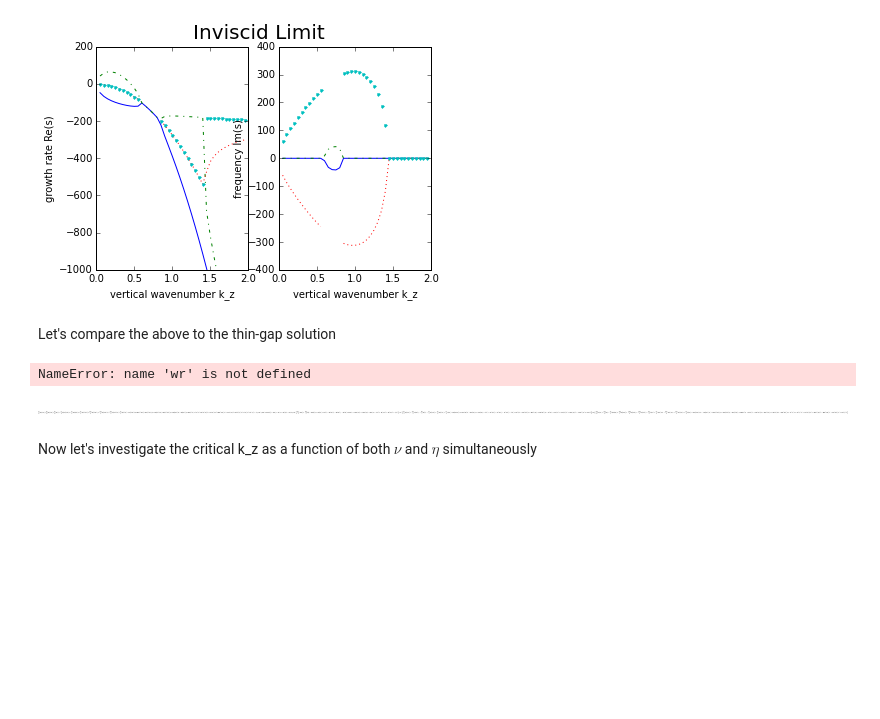
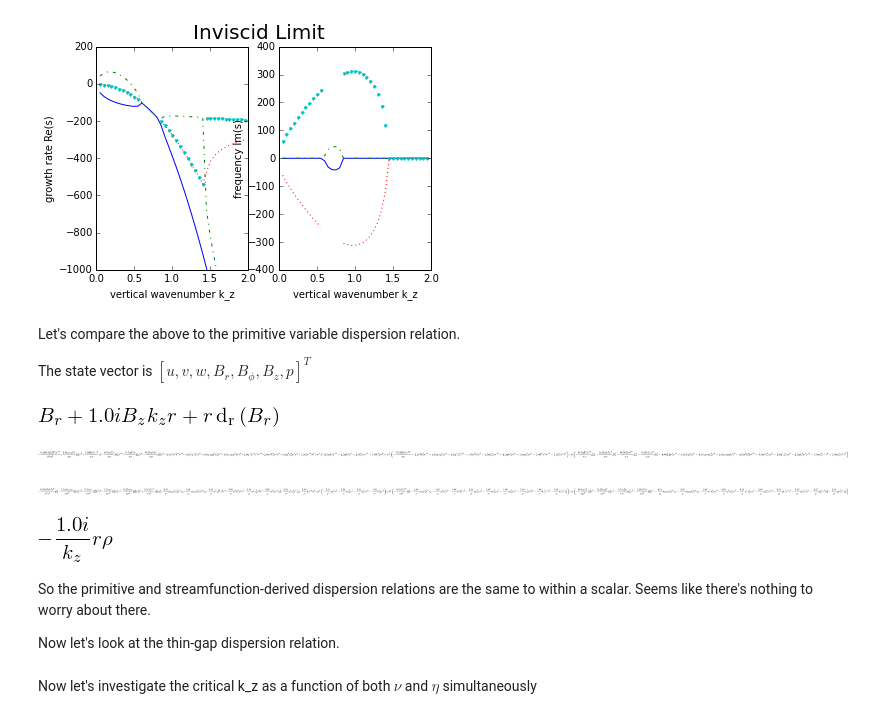
Before and after one commit to jsoishi/weakly_nonlinear_mri, a Jupyter notebook: python/widegap/Widegap dispersion relation.ipynb, the cells around one changed output. Cells and saved outputs as stored; diff of their text form; code cells hidden in the pictures; blank space fills up the shorter version.

Commit message:
checked dispersion relation with primitive variable matrix, same to within scalar

```diff
--- a/python/widegap/Widegap dispersion relation.ipynb
+++ b/python/widegap/Widegap dispersion relation.ipynb
@@ -354,21 +355,17 @@ plt.suptitle("Inviscid Limit", size=20)
 # %% [output]
 <matplotlib.text.Text at 0x...>
 [figure]
-# %% [markdown]
-Let's compare the above to the thin-gap solution
+# %% [markdown]
+Let's compare the above to the primitive variable dispersion relation.
+
+The state vector is $[u, v, w, B_r, B_\phi, B_z, p]^T$
 # %%
-r**2*sigma*(u) - nu*r**2*(-kz**2*u + kz*kr*w)  + r**2*dr(p)/rho - 2*ru0*v + r**2*B0*kz*Br/(4*pi*rho)
-
-r**2*sigma*(v) - nu*(r**2*dr(vr) + r*vr - r**2*kz**2*v - v) + ru0*u + u*rrdu0 + r**2*B0*kz*Bphi/(4*pi*rho)
-
-r*sigma*(w) - nu*(r*dr(wr) + wr - r*kz**2*w) + r*kz*p/rho - r*B0*kz*Bz/(4*pi*rho)
-
-r*dr(u) + u - r*kz*w
-
-sigma*(Br) - eta*(-kz**2*Br - k*dr(Bz)) - B0*kz*u
-
-r**2*sigma*(Bphi) - eta*(r**2*dr(Bphi_r) - r**2*k**2*Bphi + r*Bphi_r - Bphi) - Br*rrdu0 + ru0*Br - r**2*B0*kz*v
-
-r*dr(Br) + Br + r*kz*Bz
+r**2*sigma*u - nu*r**2*(-kz**2*u + 1j*kz*1j*kr*w)  + r**2*1j*kr*p/rho - 2*r*u0*v - r**2*B0*1j*kz*Br/(4*pi*rho)
+r**2*sigma*v - nu*(-r**2*kr**2*v + r*1j*kr*v - r**2*kz**2*v - v) + r*u0*u + u*r*r*du0 - r**2*B0*1j*kz*Bphi/(4*pi*rho)
+r*sigma*w - nu*(-r*kr**2*w + 1j*kr*w - r*kz**2*w) + 1j*r*kz*p/rho - r*B0*1j*kz*Bz/(4*pi*rho)
+r*1j*kr*u + u + r*1j*kz*w
+sigma*(Br) - eta*(-kz**2*Br - 1j*kz*1j*kr*(Bz)) - B0*1j*kz*u
+r**2*sigma*(Bphi) - eta*(-r**2*kr**2*Bphi - r**2*kz**2*Bphi + r*1j*kr*Bphi - Bphi) - Br*r*r*du0 + r*u0*Br - r**2*B0*1j*kz*v
+r*1j*kr*Br + Br + r*1j*kz*Bz
 # %% [output]
-NameError: name 'wr' is not defined
+[figure, added]
@@ -385,4 +372,29 @@ disp_thin = L_thin.det()
+# %%
+L_primitive = Matrix([[r**2*sigma - nu*r**2*(-kz**2), - 2*r*u0, - nu*r**2*(1j*kz*1j*kr), -r**2*B0*1j*kz/(4*pi*rho), 0, 0, r**2*1j*kr/rho],
+            [r*u0 + r*r*du0, r**2*sigma - nu*(-r**2*kr**2 + r*1j*kr - r**2*kz**2 - 1), 0, 0, -r**2*B0*1j*kz/(4*pi*rho), 0, 0],
+            [0, 0, r*sigma - nu*(-r*kr**2 + 1j*kr - r*kz**2), 0, 0, - r*B0*1j*kz/(4*pi*rho), 1j*r*kz/rho],
+            [r*1j*kr + 1, 0, r*1j*kz, 0, 0, 0, 0],
+            [-B0*1j*kz, 0, 0, sigma - eta*(-kz**2), 0, -eta*(-1j*kz*1j*kr), 0],
+            [0, -r**2*B0*1j*kz, 0, -r*r*du0 + r*u0, r**2*sigma - eta*(-r**2*kr**2 - r**2*kz**2 + r*1j*kr - 1), 0, 0],
+            [0, 0, 0, r*1j*kr + 1, 0, r*1j*kz, 0]])
+# %%
+disp_primitive = (L_primitive.subs(kr, 0)).det()
+# %%
+(disp.subs(kr, 0)).collect(sigma)
+# %% [output]
+[figure, added]
 # %%
-disp_thin.collect(sigma)
+disp_primitive.collect(sigma)
 # %% [output]
-[figure, old version]
+[figure, new version]
+# %%
+disp_primitive = disp_primitive.subs(u0, (r*c1 + c2/r))
+disp_primitive = disp_primitive.subs(du0, (c1 - c2/r**2))
+
+simplify((disp.subs(kr, 0))/disp_primitive).collect(sigma)
+# %% [output]
+[figure, added]
+# %% [markdown]
+So the primitive and streamfunction-derived dispersion relations are the same to within a scalar. Seems like there's nothing to worry about there.
+
+Now let's look at the thin-gap dispersion relation.
```
Also changed, not shown: parts of 5 cells of this notebook.
